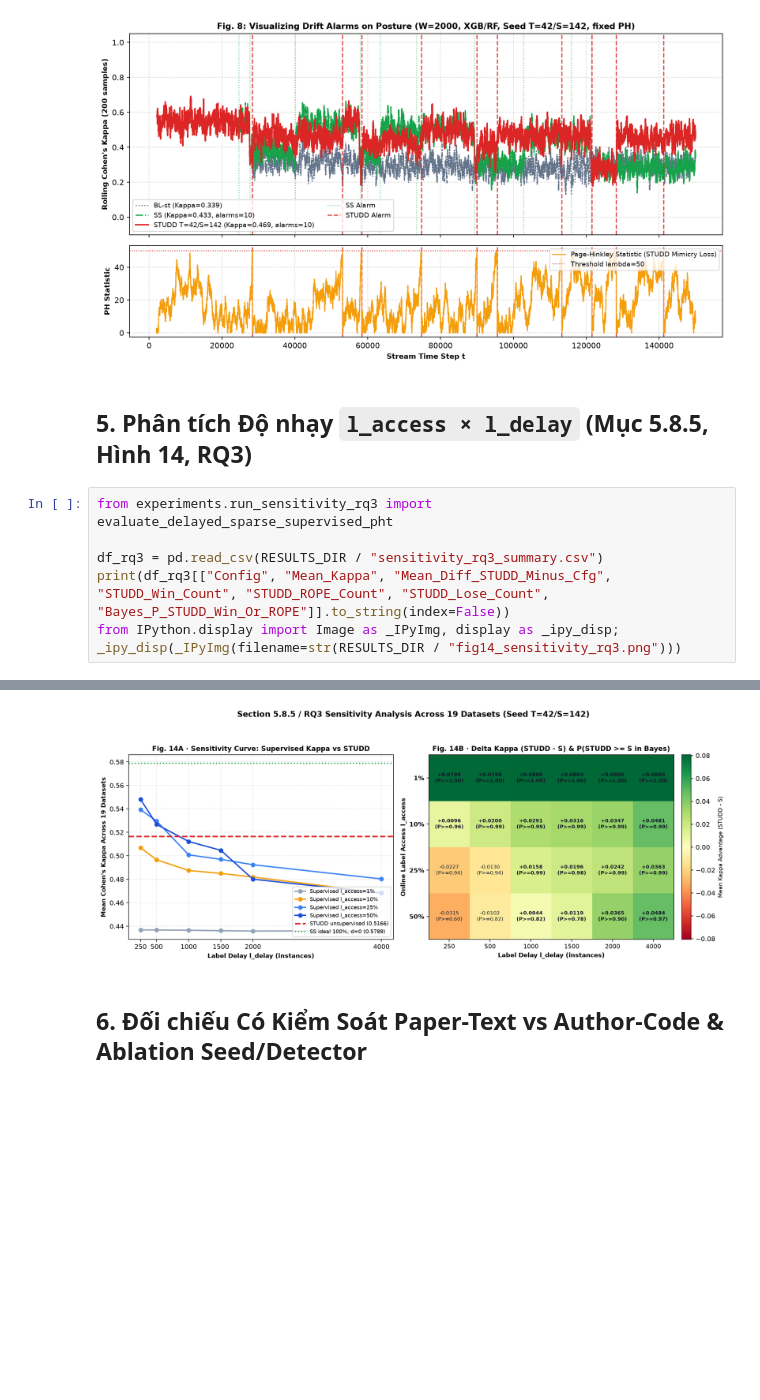
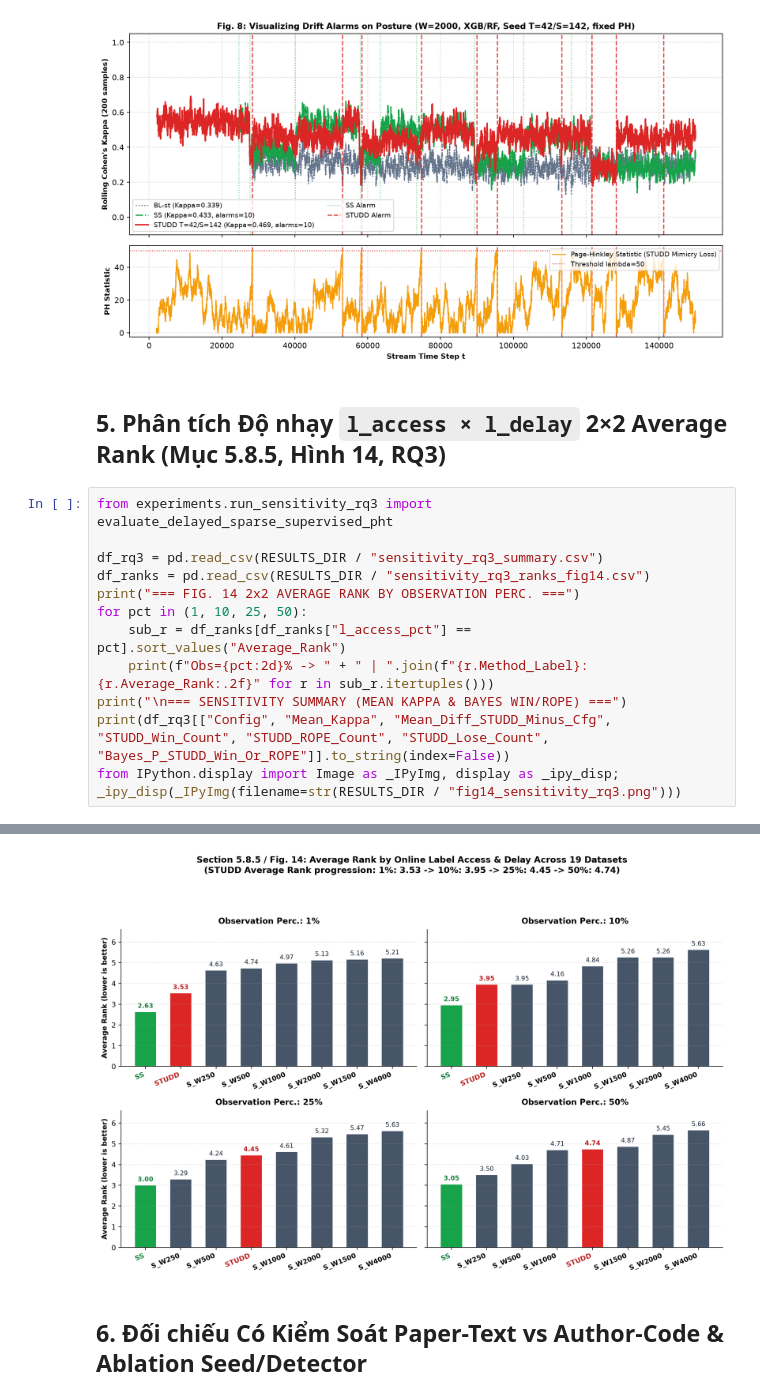
Before and after one commit to LGKAI/STUDD, a Jupyter notebook: notebooks/STUDD_Full_Scope_Reproduction.ipynb, the cells around one changed output, grey strips where cells are left out. Saved outputs shown, nothing was run; the diff lists cells and outputs as text; blank space fills up the shorter version.

Commit message:
viz(figs): match Paper format for Figs 11-14 (standalone Bayes, Eq 1-3 boxplot, 2x2 RQ3 ranks)

```diff
--- a/notebooks/STUDD_Full_Scope_Reproduction.ipynb
+++ b/notebooks/STUDD_Full_Scope_Reproduction.ipynb
@@ -174,11 +176,17 @@ Sanity check greedy alarm matcher (synthetic): (1, 2, 1, [20])
 [figure]
 [figure]
 # %% [markdown]
-## 5. Phân tích Độ nhạy `l_access × l_delay` (Mục 5.8.5, Hình 14, RQ3)
+## 5. Phân tích Độ nhạy `l_access × l_delay` 2×2 Average Rank (Mục 5.8.5, Hình 14, RQ3)
 # %%
 from experiments.run_sensitivity_rq3 import evaluate_delayed_sparse_supervised_pht
 
 df_rq3 = pd.read_csv(RESULTS_DIR / "sensitivity_rq3_summary.csv")
+df_ranks = pd.read_csv(RESULTS_DIR / "sensitivity_rq3_ranks_fig14.csv")
+print("=== FIG. 14 2x2 AVERAGE RANK BY OBSERVATION PERC. ===")
+for pct in (1, 10, 25, 50):
+    sub_r = df_ranks[df_ranks["l_access_pct"] == pct].sort_values("Average_Rank")
+    print(f"Obs={pct:2d}% -> " + " | ".join(f"{r.Method_Label}:{r.Average_Rank:.2f}" for r in sub_r.itertuples()))
+print("\n=== SENSITIVITY SUMMARY (MEAN KAPPA & BAYES WIN/ROPE) ===")
 print(df_rq3[["Config", "Mean_Kappa", "Mean_Diff_STUDD_Minus_Cfg", "STUDD_Win_Count", "STUDD_ROPE_Count", "STUDD_Lose_Count", "Bayes_P_STUDD_Win_Or_ROPE"]].to_string(index=False))
 from IPython.display import Image as _IPyImg, display as _ipy_disp; _ipy_disp(_IPyImg(filename=str(RESULTS_DIR / "fig14_sensitivity_rq3.png")))
 # %% [output]
@@ -198,8 +206,8 @@ SS (100%, d=0)      0.5789                    -0.0624                0
    S_50%_d1000      0.5122                     0.0044                5                 8                 6                     0.8153
    S_50%_d1500      0.5047                     0.0119                6                 7                 6                     0.7817
    S_50%_d2000      0.4801                     0.0365                6                 8                 5                     0.9028
    S_50%_d4000      0.4682                     0.0484                6                 9                 4                     0.9662
-[figure, old version]
+[figure, new version]
 # %% [markdown]
 ## 6. Đối chiếu Có Kiểm Soát Paper-Text vs Author-Code & Ablation Seed/Detector
 # %%
```
Also changed, not shown: parts of 5 cells of this notebook, 14 other files.
